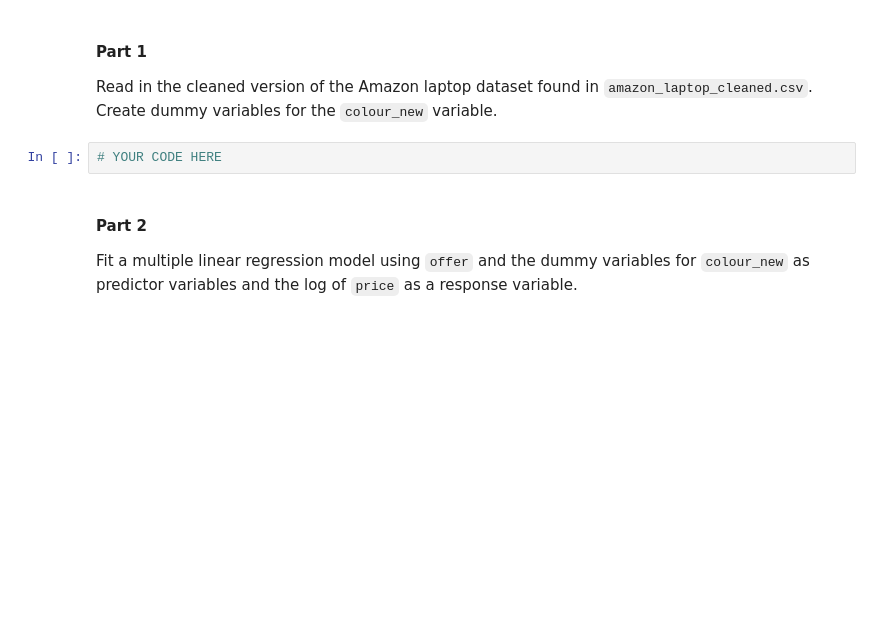
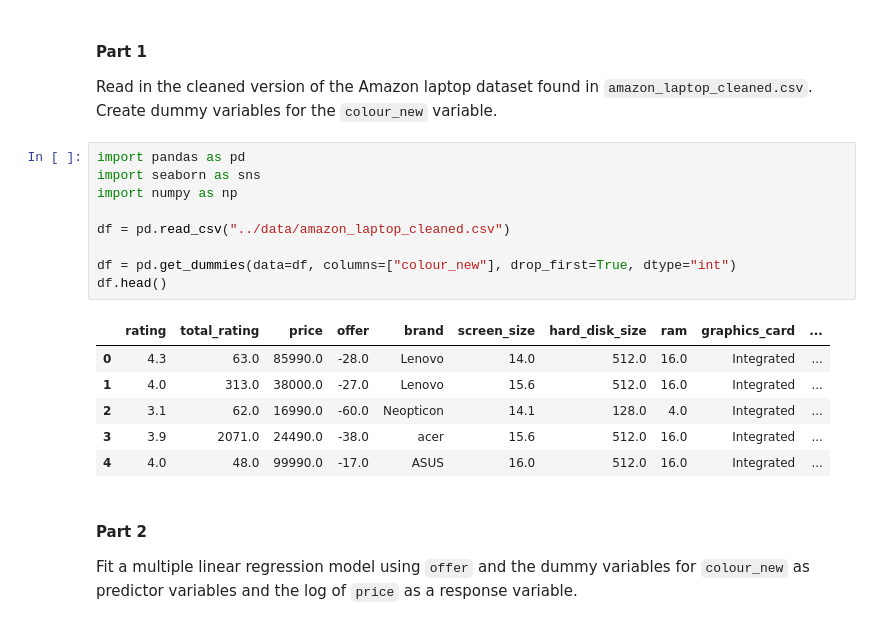
Before and after one commit to aishanur11/tstat280-aisha, a Jupyter notebook: 07_regression/07_practice_quiz.ipynb, the cells around one changed output. Drawn from its saved outputs; the diff is of its cells as text; blank space fills up the shorter version.

```diff
--- a/07_regression/07_practice_quiz.ipynb
+++ b/07_regression/07_practice_quiz.ipynb
@@ -5,7 +5,21 @@
 
 Read in the cleaned version of the Amazon laptop dataset found in `amazon_laptop_cleaned.csv`. Create dummy variables for the `colour_new` variable.
 # %%
-# YOUR CODE HERE
+import pandas as pd
+import seaborn as sns
+import numpy as np
+
+df = pd.read_csv("../data/amazon_laptop_cleaned.csv")
+
+df = pd.get_dummies(data=df, columns=["colour_new"], drop_first=True, dtype="int")
+df.head()
+# %% [output]
+|  | rating | total_rating | price | offer | brand | screen_size | hard_disk_size | ram | graphics_card | ... |
+| 0 | 4.3 | 63.0 | 85990.0 | -28.0 | Lenovo | 14.0 | 512.0 | 16.0 | Integrated | ... |
+| 1 | 4.0 | 313.0 | 38000.0 | -27.0 | Lenovo | 15.6 | 512.0 | 16.0 | Integrated | ... |
+| 2 | 3.1 | 62.0 | 16990.0 | -60.0 | Neopticon | 14.1 | 128.0 | 4.0 | Integrated | ... |
+| 3 | 3.9 | 2071.0 | 24490.0 | -38.0 | acer | 15.6 | 512.0 | 16.0 | Integrated | ... |
+| 4 | 4.0 | 48.0 | 99990.0 | -17.0 | ASUS | 16.0 | 512.0 | 16.0 | Integrated | ... |
 # %% [markdown]
 #### Part 2
 
```
Also changed, not shown: parts of 7 cells of this notebook.
